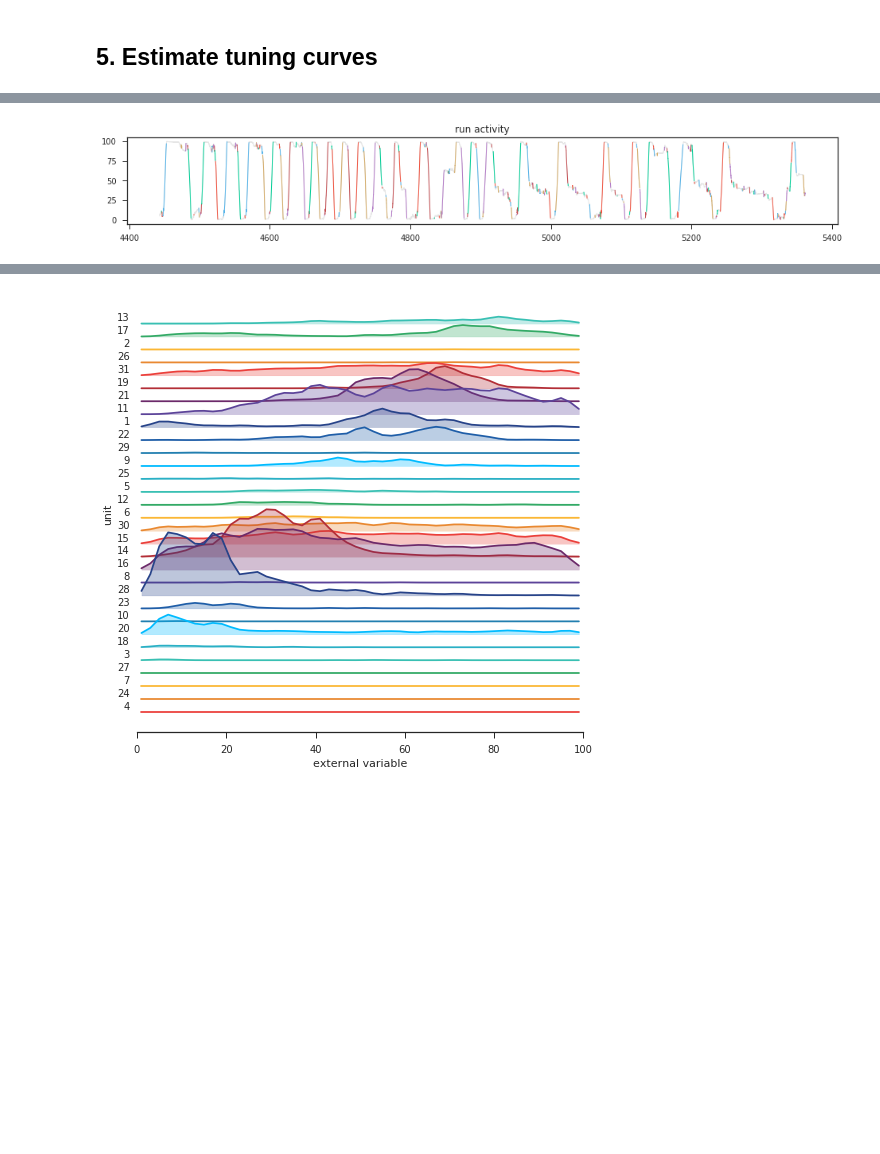
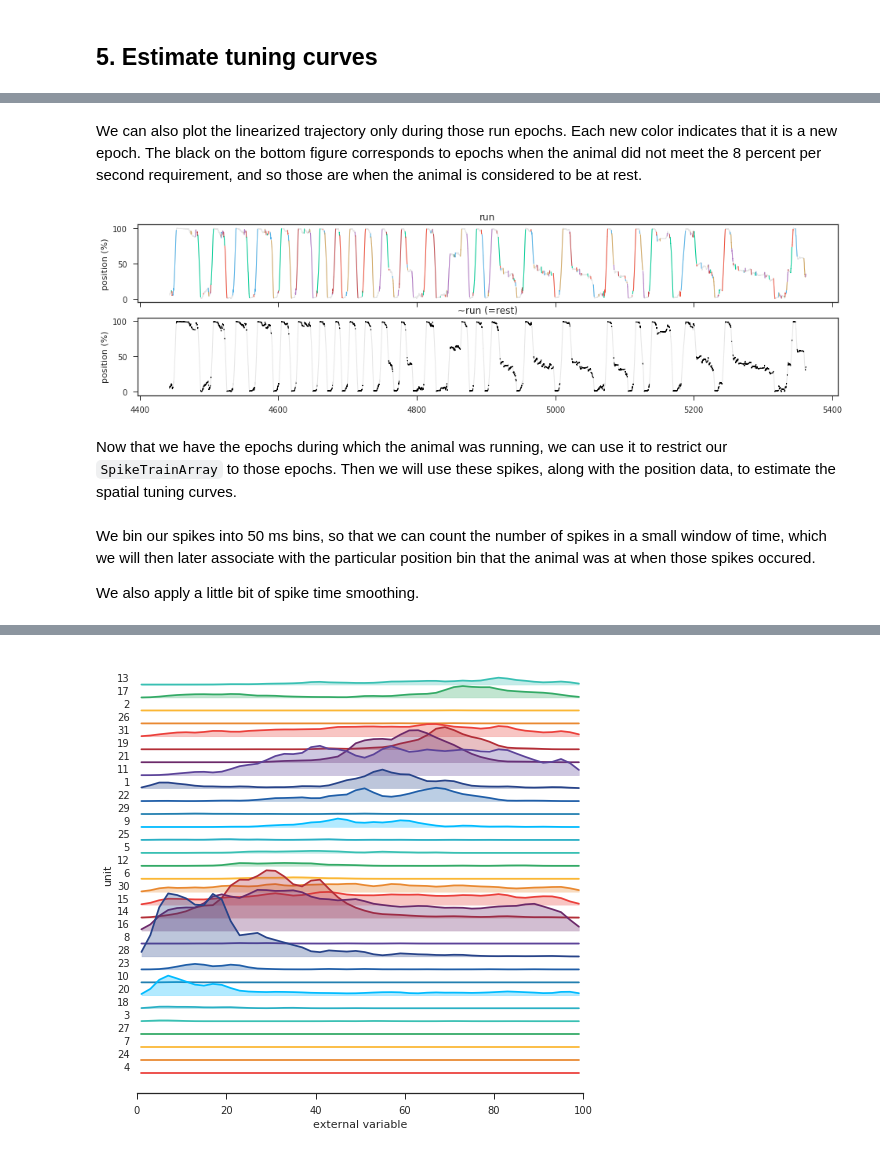
Before and after one commit to nelpy/example-analyses, a Jupyter notebook: LinearTrackDemo.ipynb, the cells around one changed output, grey strips where cells are left out. Drawn from its saved outputs; the diff is of its cells as text; code cells hidden in the pictures; blank space fills up the shorter version.

Commit message:
Updated LinearTrackDemo

```diff
--- a/LinearTrackDemo.ipynb
+++ b/LinearTrackDemo.ipynb
@@ -395,0 +408,5 @@ Found 31 non-empty units total
+# %%
+start, stop = mat['spikes'][0][0]['timerange'].ravel()[0]
+
+# Epoch for which spikes were recorded
+session_bounds = nel.EpochArray([start, stop])
@@ -414,0 +530,7 @@ with npl.FigureManager(show=True, figsize=(16,7)) as (fig, ax):
+# %%
+axc, axr = npl.rastercountplot(st, lw=0.5, nbins=130)
+axes = (axr, axc)
+axr.set_xlabel('time [seconds]')
+axr.set_ylabel('unit')
+for ax in axes:
+    ax.set_xlim(*session_bounds.time);
@@ -414,0 +541,11 @@ with npl.FigureManager(show=True, figsize=(16,7)) as (fig, ax):
+# %%
+axc, axr = npl.rastercountplot(st[:,units_in_sleepbox], nbins=130, color=npl.colors.sweet.red, vertstack=True)
+axes = (axr, axc)
+axr.set_xlabel('time [seconds]')
+axr.set_ylabel('unit')
+for ax in axes:
+    ax.set_xlim(*session_bounds.time);
+
+npl.epochplot(sleep_box-transition_epoch, ax=axc, alpha=0.2, hatch='', color=npl.colors.sweet.red, label='in sleep box')
+npl.epochplot(~sleep_box, ax=axc, alpha=0.2, hatch='', color=npl.colors.sweet.blue, label='on track')
+axc.legend(loc=(1.0,0.5))
@@ -423,9 +610,19 @@ run_epochs = nel.utils.get_run_epochs(speed1, v1=8,v2=8) # more aggressive choic
+# %% [markdown]
+We can also plot the linearized trajectory only during those run epochs. Each new color indicates that it is a new epoch. The black on the bottom figure corresponds to epochs when the animal did not meet the 8 percent per second requirement, and so those are when the animal is considered to be at rest.
 # %%
-with npl.FigureManager(show=True, figsize=(16,2)) as (fig, ax):
+with npl.FigureManager(show=True, nrows=2, figsize=(16,4)) as (fig, axes):
     npl.utils.skip_if_no_output(fig)
-    plt.plot(pos1d.time, pos1d.asarray().yvals, lw=1, alpha=0.2, color='gray')
-    npl.plot(pos1d[run_epochs], ax=ax, lw=1, label='run')
+    ax0, ax1 = axes
+    for ax in axes:
+        ax.plot(pos1d.time, pos1d.asarray().yvals, lw=1, alpha=0.2, color='gray')
+        ax.set_ylabel('position (%)')
 
-    plt.title('run activity')
+    npl.plot(pos1d[run_epochs], ax=ax0, lw=1, label='run')
+    npl.plot(pos1d[~run_epochs], ax=ax1, lw=1, label='run', color='k')
+
+    npl.utils.no_xticklabels(ax0)
+
+    ax0.set_title('run')
+    ax1.set_title('~run (=rest)')
 # %% [output]
-[figure, old version]
+[figure, new version]
@@ -433,0 +629,2 @@ st_run = st[run_epochs]
+# %% [markdown]
+Now that we have the epochs during which the animal was running, we can use it to restrict our `SpikeTrainArray` to those epochs. Then we will use these spikes, along with the position data, to estimate the spatial tuning curves.
@@ -434,3 +633,7 @@ st_run = st[run_epochs]
+# %% [markdown]
+We bin our spikes into 50 ms bins, so that we can count the number of spikes in a small window of time, which we will then later associate with the particular position bin that the animal was at when those spikes occured.
+
+We also apply a little bit of spike time smoothing.
 # %%
 ds_run = 0.5 # 100 ms
 ds_50ms = 0.05
```
Also changed, not shown: parts of 50 cells of this notebook.
